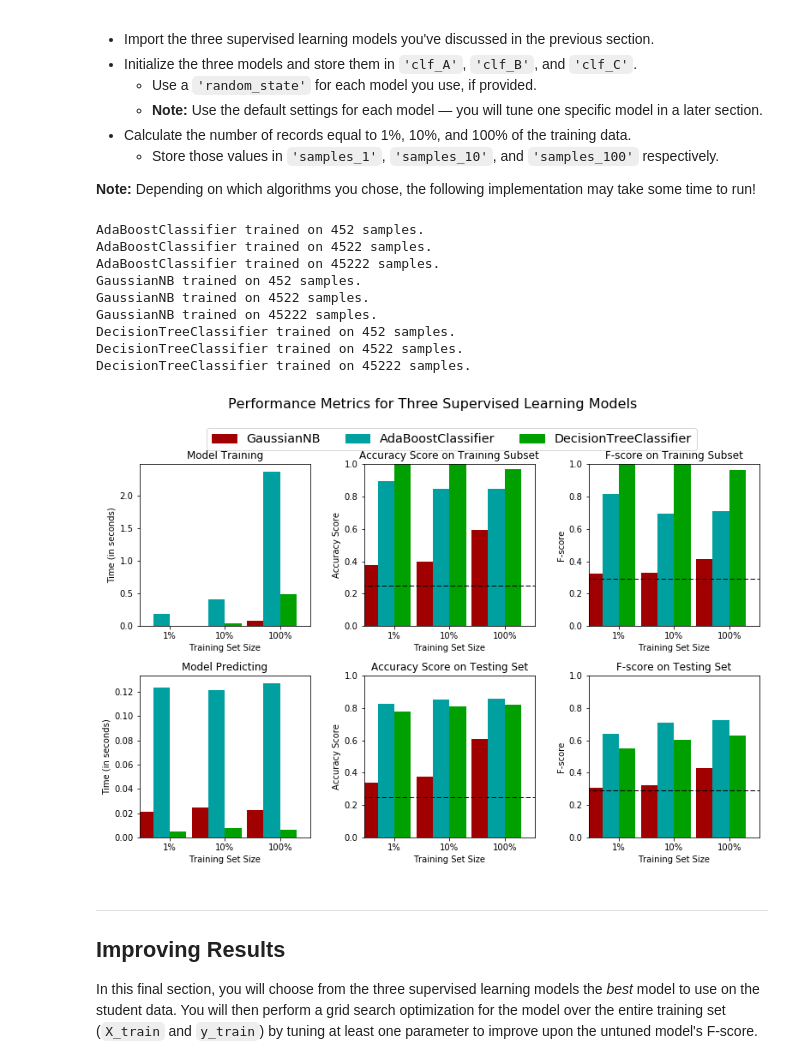
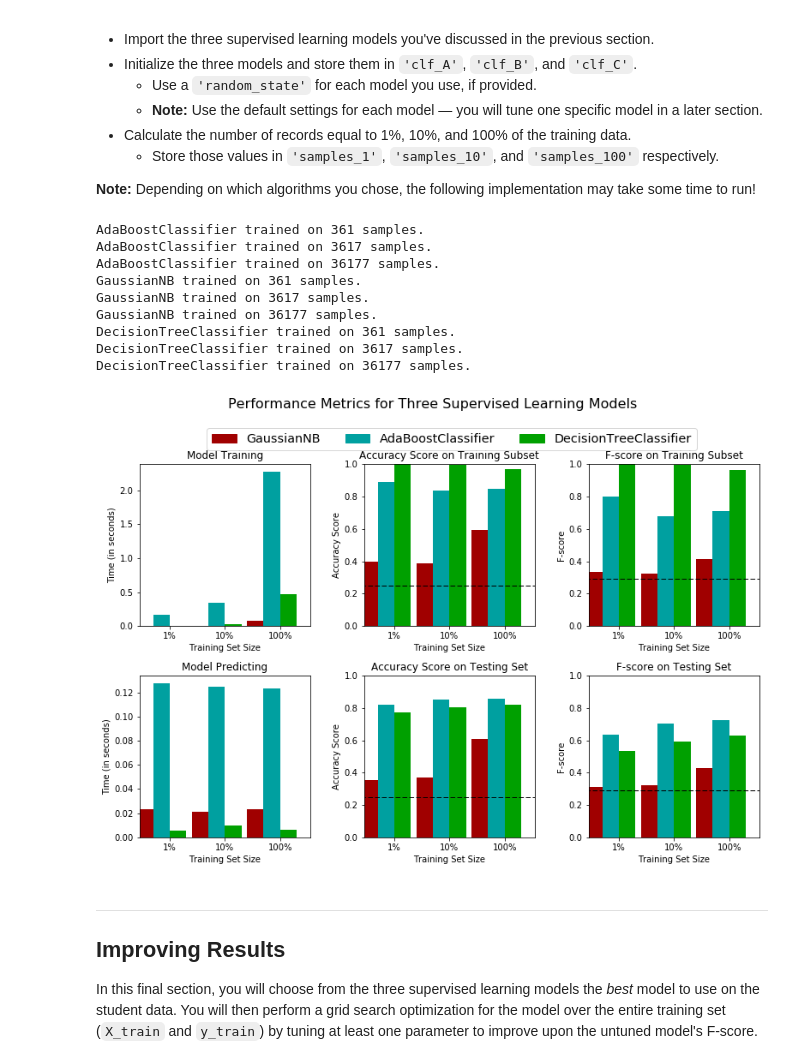
Before and after one commit to lrianu/ML, a Jupyter notebook: finding_donors/finding_donors.ipynb, the cells around one changed output. Drawn from its saved outputs; the diff is of its cells as text; code cells hidden in the pictures.

```diff
--- a/finding_donors/finding_donors.ipynb
+++ b/finding_donors/finding_donors.ipynb
@@ -145,15 +145,13 @@ Additionally, as with the non-numeric features, we need to convert the non-numer
 features = pd.get_dummies(features_raw)
 
 # TODO: Encode the 'income_raw' data to numerical values
-from sklearn.preprocessing import LabelEncoder
-encoder = LabelEncoder()
-income = encoder.fit_transform(income_raw)
+income = income_raw.apply(lambda x: 0 if x == '<=50K' else 1)
 
 # Print the number of features after one-hot encoding
 encoded = list(features.columns)
 print "{} total features after one-hot encoding.".format(len(encoded))
 
 # Uncomment the following line to see the encoded feature names
-print encoded
+#print encoded
 # %% [output]
 103 total features after one-hot encoding.
@@ -301,7 +298,7 @@ def train_predict(learner, sample_size, X_train, y_train, X_test, y_test):
 
     # TODO: Fit the learner to the training data using slicing with 'sample_size'
     start = time() # Get start time
-    learner = learner.fit(X_train.iloc[0:sample_size], y_train[0:sample_size])
+    learner = learner.fit(X_train.iloc[:sample_size], y_train[:sample_size])
     end = time() # Get end time
 
     # TODO: Calculate the training time
@@ -311,20 +308,20 @@ def train_predict(learner, sample_size, X_train, y_train, X_test, y_test):
     #       then get predictions on the first 300 training samples
     start = time() # Get start time
     predictions_test = learner.predict(X_test)
-    predictions_train = learner.predict(X_train.iloc[0:300])
+    predictions_train = learner.predict(X_train.iloc[:300])
     end = time() # Get end time
 
     # TODO: Calculate the total prediction time
     results['pred_time'] = end - start
 
     # TODO: Compute accuracy on the first 300 training samples
-    results['acc_train'] = accuracy_score(y_train[0:300], predictions_train)
+    results['acc_train'] = accuracy_score(y_train[:300], predictions_train)
 
     # TODO: Compute accuracy on test set
     results['acc_test'] = accuracy_score(y_test, predictions_test)
 
     # TODO: Compute F-score on the the first 300 training samples
-    results['f_train'] = fbeta_score(y_train[0:300], predictions_train, beta=0.5)
+    results['f_train'] = fbeta_score(y_train[:300], predictions_train, beta=0.5)
 
     # TODO: Compute F-score on the test set
     results['f_test'] = fbeta_score(y_test, predictions_test, beta=0.5)
@@ -348,41 +345,41 @@ In the code cell, you will need to implement the following:
 # %%
 # TODO: Import the three supervised learning models from sklearn
 from sklearn.ensemble import AdaBoostClassifier
 from sklearn.naive_bayes import GaussianNB
 from sklearn.tree import DecisionTreeClassifier
 
 # TODO: Initialize the three models
 clf_A = AdaBoostClassifier(random_state = 0)
 clf_B = GaussianNB()
 clf_C = DecisionTreeClassifier(random_state = 0)
 
 # TODO: Calculate the number of samples for 1%, 10%, and 100% of the training data
-samples_1 = int(0.01 * n_records)
-samples_10 = int(0.1 * n_records)
-samples_100 = n_records
+samples_1 = int(0.01 * len(X_train))
+samples_10 = int(0.1 * len(X_train))
+samples_100 = len(X_train)
 
 # Collect results on the learners
 results = {}
 for clf in [clf_A, clf_B, clf_C]:
     clf_name = clf.__class__.__name__
     results[clf_name] = {}
     for i, samples in enumerate([samples_1, samples_10, samples_100]):
         results[clf_name][i] = \
         train_predict(clf, samples, X_train, y_train, X_test, y_test)
 
 # Run metrics visualization for the three supervised learning models chosen
 vs.evaluate(results, accuracy, fscore)
 # %% [output]
-AdaBoostClassifier trained on 452 samples.
-AdaBoostClassifier trained on 4522 samples.
-AdaBoostClassifier trained on 45222 samples.
-GaussianNB trained on 452 samples.
-GaussianNB trained on 4522 samples.
-GaussianNB trained on 45222 samples.
-DecisionTreeClassifier trained on 452 samples.
-DecisionTreeClassifier trained on 4522 samples.
-DecisionTreeClassifier trained on 45222 samples.
+AdaBoostClassifier trained on 361 samples.
+AdaBoostClassifier trained on 3617 samples.
+AdaBoostClassifier trained on 36177 samples.
+GaussianNB trained on 361 samples.
+GaussianNB trained on 3617 samples.
+GaussianNB trained on 36177 samples.
+DecisionTreeClassifier trained on 361 samples.
+DecisionTreeClassifier trained on 3617 samples.
+DecisionTreeClassifier trained on 36177 samples.
-[figure, old version]
+[figure, new version]
 # %% [markdown]
 ----
 ## Improving Results
```
Also changed, not shown: parts of 4 cells of this notebook, 1 other file.
